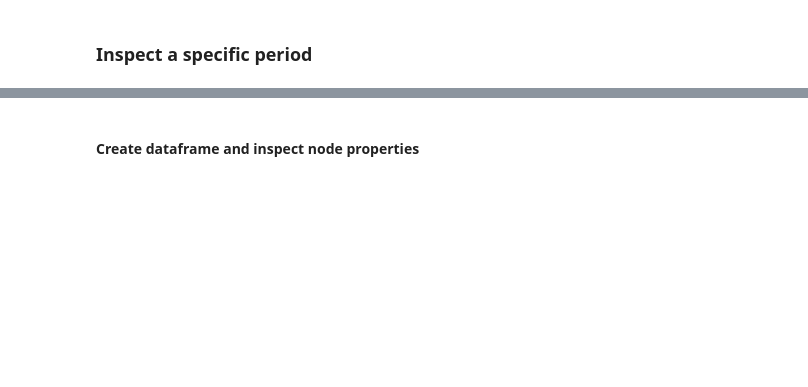
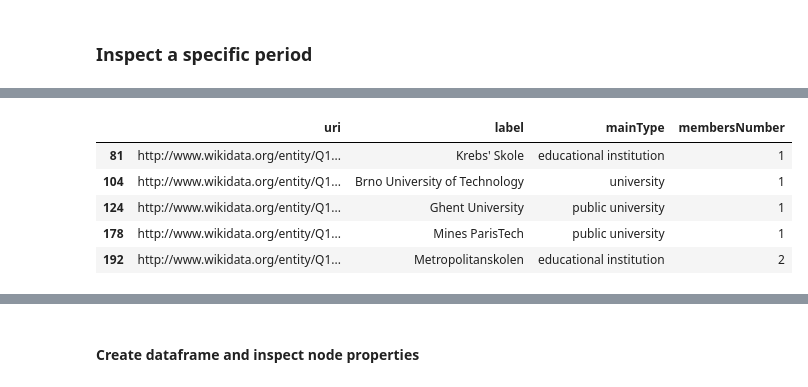
Before and after one commit to Laillaa/French_CEOs, a Jupyter notebook: notebooks_jupyter/wikidata_exploration/wdt_organisations_networks.ipynb, the cells around one changed output, grey strips where cells are left out. Cells and saved outputs as stored; diff of their text form; code cells hidden in the pictures; blank space fills up the shorter version.

```diff
--- a/notebooks_jupyter/wikidata_exploration/wdt_organisations_networks.ipynb
+++ b/notebooks_jupyter/wikidata_exploration/wdt_organisations_networks.ipynb
@@ -1128,7 +1213,14 @@ df_orgPeriod.sort_values(by='period_members_number', ascending=False).head(2)
 # %%
-df_opl = df_orgPeriod[df_orgPeriod.periods==p][['uriOrg', 'labelOrg', 'period_members_number']]
-df_opl.columns=['uri', 'label', 'membersNumber']
+df_opl = df_orgPeriod[df_orgPeriod.periods==p][['uriOrg', 'labelOrg', 'orgMainType', 'period_members_number']]
+df_opl.columns=['uri', 'label', 'mainType', 'membersNumber']
 df_opl.head()
+# %% [output]
+|  | uri | label | mainType | membersNumber |
+| 81 | http://www.wikidata.org/entity/Q1... | Krebs' Skole | educational institution | 1 |
+| 104 | http://www.wikidata.org/entity/Q1... | Brno University of Technology | university | 1 |
+| 124 | http://www.wikidata.org/entity/Q1... | Ghent University | public university | 1 |
+| 178 | http://www.wikidata.org/entity/Q1... | Mines ParisTech | public university | 1 |
+| 192 | http://www.wikidata.org/entity/Q1... | Metropolitanskolen | educational institution | 2 |
 # %%
 ### Prepare data to add to nodes
 ln = dict([(e['uri'],
```
Also changed, not shown: parts of 43 cells of this notebook.
